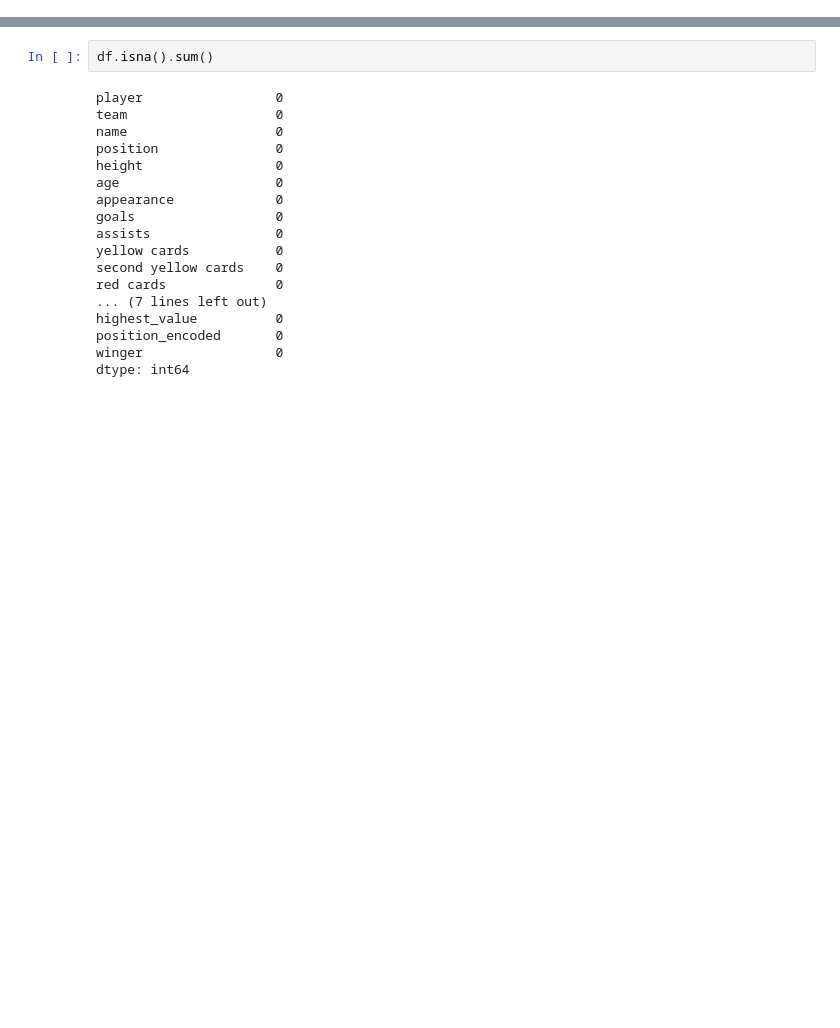
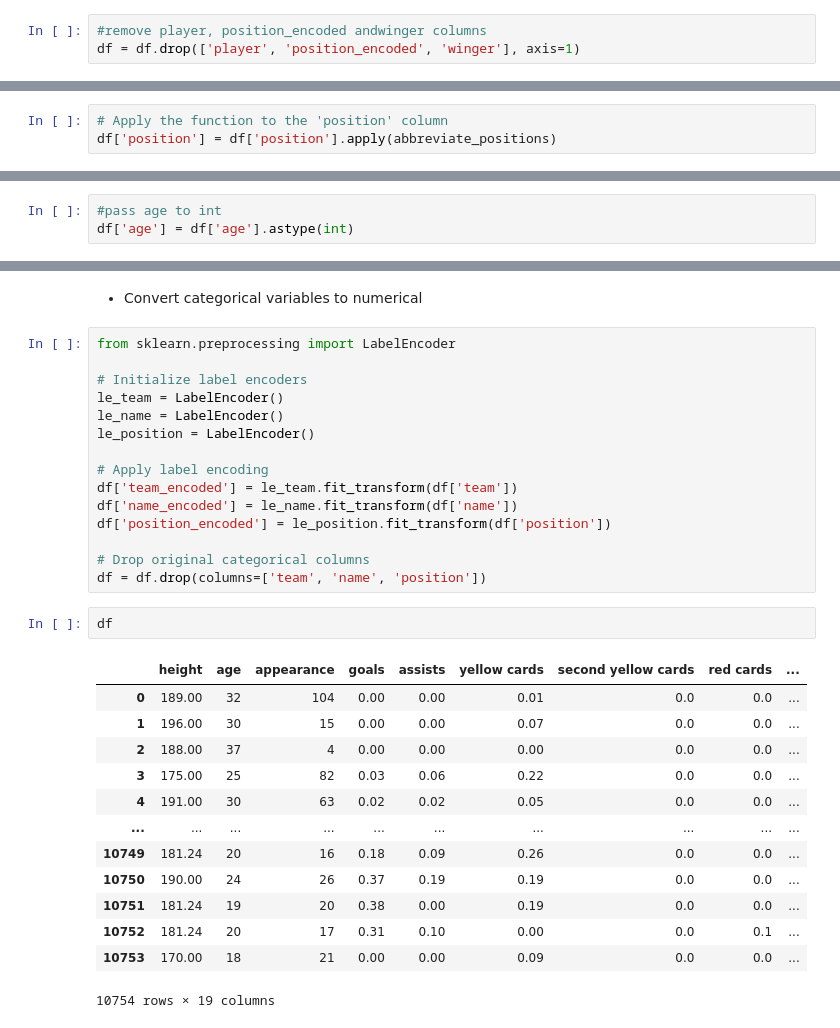
Before and after one commit to Josepdmo/Mini-Project-ML, a Jupyter notebook: Exploratory.ipynb, the cells around one changed output, grey strips where cells are left out. Saved outputs shown, nothing was run; the diff lists cells and outputs as text; blank space fills up the shorter version.

```diff
--- a/Exploratory.ipynb
+++ b/Exploratory.ipynb
@@ -20,0 +74,3 @@ df
+# %%
+#remove player, position_encoded andwinger columns
+df = df.drop(['player', 'position_encoded', 'winger'], axis=1)
@@ -20,0 +95,3 @@ df
+# %%
+# Apply the function to the 'position' column
+df['position'] = df['position'].apply(abbreviate_positions)
@@ -20,0 +106,3 @@ df
+# %%
+#pass age to int
+df['age'] = df['age'].astype(int)
@@ -21,20 +114,33 @@ df
+# %% [markdown]
+- Convert categorical variables to numerical
+# %%
+from sklearn.preprocessing import LabelEncoder
+
+# Initialize label encoders
+le_team = LabelEncoder()
+le_name = LabelEncoder()
+le_position = LabelEncoder()
+
+# Apply label encoding
+df['team_encoded'] = le_team.fit_transform(df['team'])
+df['name_encoded'] = le_name.fit_transform(df['name'])
+df['position_encoded'] = le_position.fit_transform(df['position'])
+
+# Drop original categorical columns
+df = df.drop(columns=['team', 'name', 'position'])
 # %%
-df.isna().sum()
+df
 # %% [output]
+|  | height | age | appearance | goals | assists | yellow cards | second yellow cards | red cards | ... |
+| 0 | 189.00 | 32 | 104 | 0.00 | 0.00 | 0.01 | 0.0 | 0.0 | ... |
+| 1 | 196.00 | 30 | 15 | 0.00 | 0.00 | 0.07 | 0.0 | 0.0 | ... |
+| 2 | 188.00 | 37 | 4 | 0.00 | 0.00 | 0.00 | 0.0 | 0.0 | ... |
+| 3 | 175.00 | 25 | 82 | 0.03 | 0.06 | 0.22 | 0.0 | 0.0 | ... |
+| 4 | 191.00 | 30 | 63 | 0.02 | 0.02 | 0.05 | 0.0 | 0.0 | ... |
+| ... | ... | ... | ... | ... | ... | ... | ... | ... | ... |
+| 10749 | 181.24 | 20 | 16 | 0.18 | 0.09 | 0.26 | 0.0 | 0.0 | ... |
+| 10750 | 190.00 | 24 | 26 | 0.37 | 0.19 | 0.19 | 0.0 | 0.0 | ... |
+| 10751 | 181.24 | 19 | 20 | 0.38 | 0.00 | 0.19 | 0.0 | 0.0 | ... |
+| 10752 | 181.24 | 20 | 17 | 0.31 | 0.10 | 0.00 | 0.0 | 0.1 | ... |
+| 10753 | 170.00 | 18 | 21 | 0.00 | 0.00 | 0.09 | 0.0 | 0.0 | ... |
-player                 0
-team                   0
-name                   0
-position               0
-height                 0
-age                    0
-appearance             0
-goals                  0
-assists                0
-yellow cards           0
-second yellow cards    0
-red cards              0
-... (7 lines left out)
-highest_value          0
-position_encoded       0
-winger                 0
-dtype: int64
+10754 rows × 19 columns
```
Also changed, not shown: parts of 15 cells of this notebook, 1 other file.
